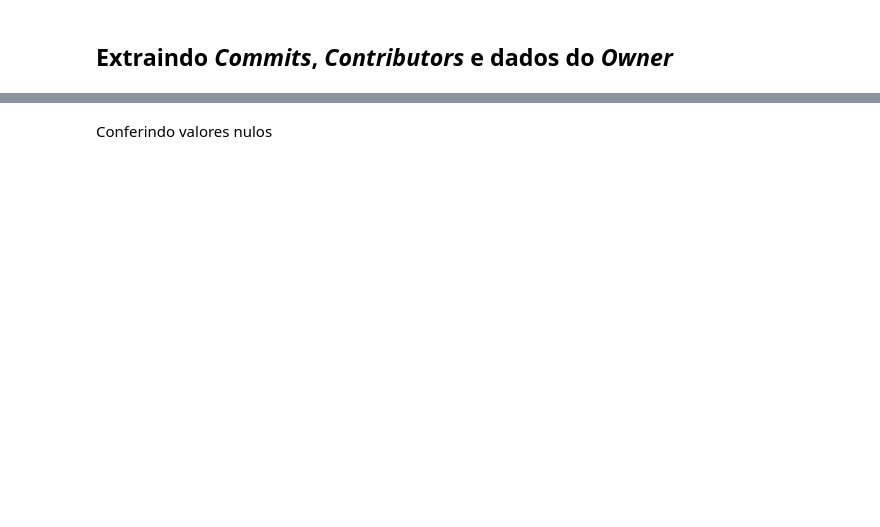
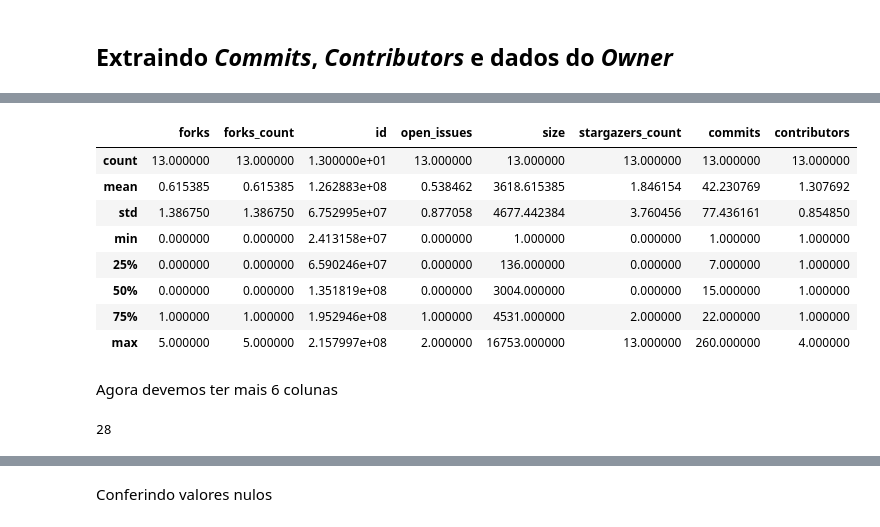
Before and after one commit to Lorenaps/caracterizacao-dados-abertos-gov, a Jupyter notebook: extraction/repositorios_github.ipynb, the cells around one changed output, grey strips where cells are left out. Saved outputs shown, nothing was run; the diff lists cells and outputs as text; code cells hidden in the pictures; blank space fills up the shorter version.

```diff
--- a/extraction/repositorios_github.ipynb
+++ b/extraction/repositorios_github.ipynb
@@ -247,7 +243,7 @@ def extract_contributors(url_repo):
 def extract_owner_data(owner_api_url):
 
     results = requests.get(owner_api_url, auth=credentials)
-    data = dict(results.json())
+    data = results.json()
 
     owner_data = {
         'owner_location': data.get('location', None),
@@ -263,11 +259,15 @@ urls = repositories_df['api_url']
 
 for url in urls:
 
-    repo = requests.get(url, auth=credentials)
-    repo = dict(repo.json())
+    owner_api_url = repositories_df.loc[repositories_df["api_url"] == url]['owner_api_url'].item()
 
+    owner_data = extract_owner_data(owner_api_url)
     commits = extract_commits(url)
     contributors = extract_contributors(url)
 
     repositories_df.loc[repositories_df["api_url"] == url, 'commits'] = commits
     repositories_df.loc[repositories_df["api_url"] == url, 'contributors'] = contributors
+    repositories_df.loc[repositories_df["api_url"] == url, 'owner_location'] = owner_data.get('owner_location', None)
+    repositories_df.loc[repositories_df["api_url"] == url, 'owner_email'] = owner_data.get('owner_email', None)
+    repositories_df.loc[repositories_df["api_url"] == url, 'owner_blog'] = owner_data.get('owner_blog', None)
+    repositories_df.loc[repositories_df["api_url"] == url, 'owner_name'] = owner_data.get('owner_name', None)
@@ -274,2 +277,20 @@ for url in urls:
+# %%
+repositories_df.describe()
+# %% [output]
+|  | forks | forks_count | id | open_issues | size | stargazers_count | commits | contributors |
+| count | 13.000000 | 13.000000 | 1.300000e+01 | 13.000000 | 13.000000 | 13.000000 | 13.000000 | 13.000000 |
+| mean | 0.615385 | 0.615385 | 1.262883e+08 | 0.538462 | 3618.615385 | 1.846154 | 42.230769 | 1.307692 |
+| std | 1.386750 | 1.386750 | 6.752995e+07 | 0.877058 | 4677.442384 | 3.760456 | 77.436161 | 0.854850 |
+| min | 0.000000 | 0.000000 | 2.413158e+07 | 0.000000 | 1.000000 | 0.000000 | 1.000000 | 1.000000 |
+| 25% | 0.000000 | 0.000000 | 6.590246e+07 | 0.000000 | 136.000000 | 0.000000 | 7.000000 | 1.000000 |
+| 50% | 0.000000 | 0.000000 | 1.351819e+08 | 0.000000 | 3004.000000 | 0.000000 | 15.000000 | 1.000000 |
+| 75% | 1.000000 | 1.000000 | 1.952946e+08 | 1.000000 | 4531.000000 | 2.000000 | 22.000000 | 1.000000 |
+| max | 5.000000 | 5.000000 | 2.157997e+08 | 2.000000 | 16753.000000 | 13.000000 | 260.000000 | 4.000000 |
+# %% [markdown]
+Agora devemos ter mais 6 colunas
+# %%
+len(repositories_df.columns)
+# %% [output]
+28
 # %%
 repositories_df.head()
```
Also changed, not shown: parts of 15 cells of this notebook.
